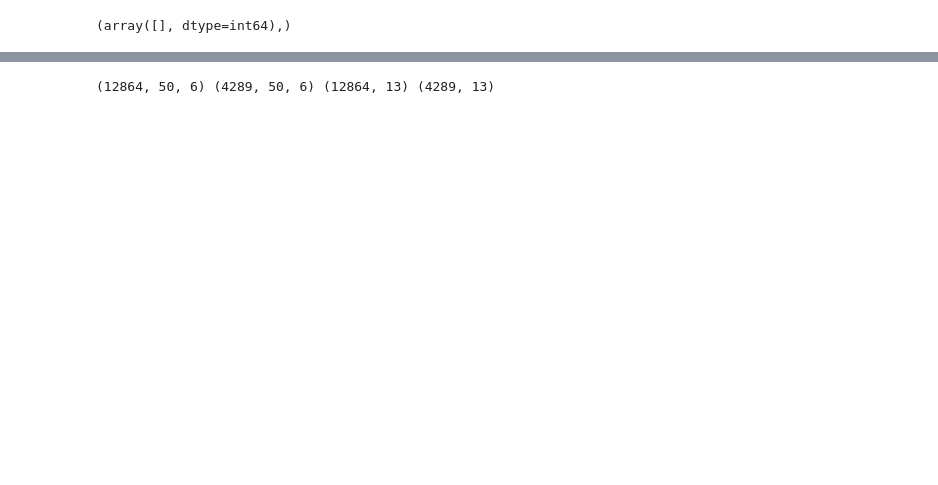
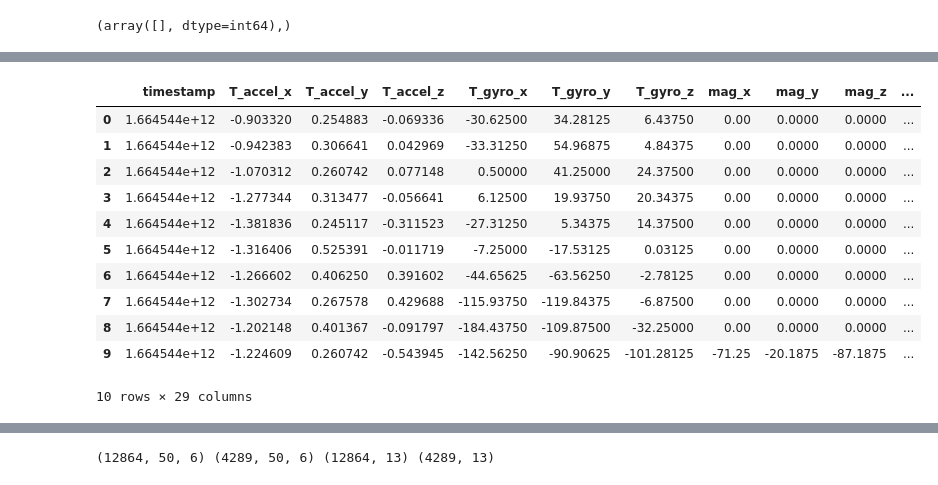
Before and after one commit to sfyzsr/PDIOT-ML, a Jupyter notebook: data_processing/model.ipynb, the cells around one changed output, grey strips where cells are left out. Drawn from its saved outputs; the diff is of its cells as text; code cells hidden in the pictures; blank space fills up the shorter version.

```diff
--- a/data_processing/model.ipynb
+++ b/data_processing/model.ipynb
@@ -84,3 +119,18 @@ np.where(not_same)
+# %%
+dataframe.head(10)
+# %% [output]
+|  | timestamp | T_accel_x | T_accel_y | T_accel_z | T_gyro_x | T_gyro_y | T_gyro_z | mag_x | mag_y | mag_z | ... |
+| 0 | 1.664544e+12 | -0.903320 | 0.254883 | -0.069336 | -30.62500 | 34.28125 | 6.43750 | 0.00 | 0.0000 | 0.0000 | ... |
+| 1 | 1.664544e+12 | -0.942383 | 0.306641 | 0.042969 | -33.31250 | 54.96875 | 4.84375 | 0.00 | 0.0000 | 0.0000 | ... |
+| 2 | 1.664544e+12 | -1.070312 | 0.260742 | 0.077148 | 0.50000 | 41.25000 | 24.37500 | 0.00 | 0.0000 | 0.0000 | ... |
+| 3 | 1.664544e+12 | -1.277344 | 0.313477 | -0.056641 | 6.12500 | 19.93750 | 20.34375 | 0.00 | 0.0000 | 0.0000 | ... |
+| 4 | 1.664544e+12 | -1.381836 | 0.245117 | -0.311523 | -27.31250 | 5.34375 | 14.37500 | 0.00 | 0.0000 | 0.0000 | ... |
+| 5 | 1.664544e+12 | -1.316406 | 0.525391 | -0.011719 | -7.25000 | -17.53125 | 0.03125 | 0.00 | 0.0000 | 0.0000 | ... |
+| 6 | 1.664544e+12 | -1.266602 | 0.406250 | 0.391602 | -44.65625 | -63.56250 | -2.78125 | 0.00 | 0.0000 | 0.0000 | ... |
+| 7 | 1.664544e+12 | -1.302734 | 0.267578 | 0.429688 | -115.93750 | -119.84375 | -6.87500 | 0.00 | 0.0000 | 0.0000 | ... |
+| 8 | 1.664544e+12 | -1.202148 | 0.401367 | -0.091797 | -184.43750 | -109.87500 | -32.25000 | 0.00 | 0.0000 | 0.0000 | ... |
+| 9 | 1.664544e+12 | -1.224609 | 0.260742 | -0.543945 | -142.56250 | -90.90625 | -101.28125 | -71.25 | -20.1875 | -87.1875 | ... |
+10 rows × 29 columns
 # %%
 def create_dataset(dataframe, data_columns, label_column, time_steps=1, step=1):
     XX, YY = [], []
```
Also changed, not shown: parts of 22 cells of this notebook, 10 other files.
